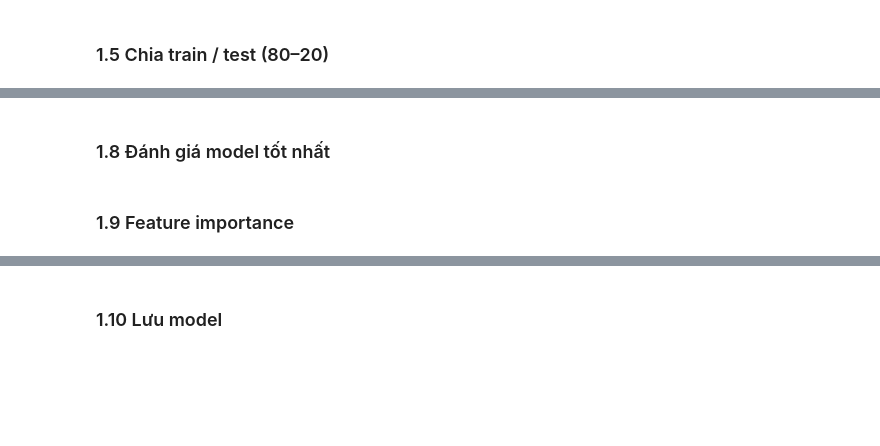
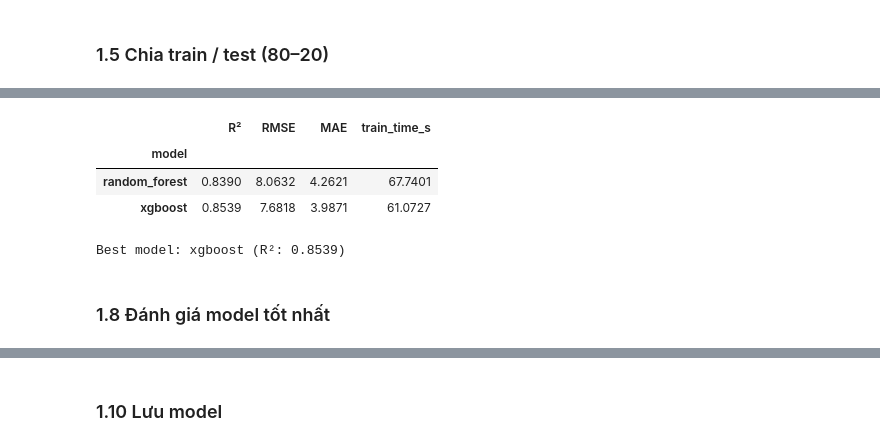
Before and after one commit to Lenhan231/Real-Estate-Valuation, a Jupyter notebook: models/train.ipynb, the cells around one changed output, grey strips where cells are left out. Drawn from its saved outputs; the diff is of its cells as text; code cells hidden in the pictures; blank space fills up the shorter version.

```diff
--- a/models/train.ipynb
+++ b/models/train.ipynb
@@ -261,2 +369,59 @@ comparison
+# %%
+import time
+
+y_train_log = np.log1p(y_train)
+
+def tune_and_eval(name, model, params, n_iter):
+    start = time.time()
+    search = RandomizedSearchCV(
+        model, params, n_iter=n_iter, scoring='r2', cv=3,
+        random_state=42, n_jobs=-1, verbose=0
+    )
+    search.fit(X_train, y_train_log)
+    pred = np.expm1(search.best_estimator_.predict(X_test))  # back to billion VND
+    return {
+        'model': name,
+        'estimator': search.best_estimator_,
+        'pred': pred,
+        'R²': r2_score(y_test, pred),
+        'RMSE': np.sqrt(mean_squared_error(y_test, pred)),
+        'MAE': mean_absolute_error(y_test, pred),
+        'train_time_s': time.time() - start,
+        'params': search.best_params_,
+    }
+
+results = [
+    # Baseline: small budget, shallow search — just a reference point
+    tune_and_eval(
+        'random_forest',
+        RandomForestRegressor(random_state=42, n_jobs=-1),
+        {'n_estimators': randint(100, 300), 'max_depth': randint(10, 30), 'min_samples_leaf': randint(1, 6), 'max_features': ['sqrt', 0.7]},
+        5,
+    ),
+    # Main model: full tuning
+    tune_and_eval(
+        'xgboost',
+        XGBRegressor(objective='reg:squarederror', random_state=42, n_jobs=-1, verbosity=0),
+        {'n_estimators': randint(300, 900), 'learning_rate': uniform(0.02, 0.08), 'max_depth': randint(3, 9), 'subsample': uniform(0.7, 0.3), 'colsample_bytree': uniform(0.7, 0.3), 'min_child_weight': randint(1, 8), 'reg_alpha': uniform(0.0, 0.5), 'reg_lambda': uniform(0.8, 1.2)},
+        15,
+    ),
+]
+
+comparison = pd.DataFrame(
+    [{k: r[k] for k in ['model', 'R²', 'RMSE', 'MAE', 'train_time_s']} for r in results]
+).set_index('model').round(4)
+display(comparison)
+
+best = max(results, key=lambda r: r['R²'])
+best_name, best_model, y_best_pred, best_r2, best_params = (
+    best['model'], best['estimator'], best['pred'], best['R²'], best['params']
+)
+print(f"Best model: {best_name} (R²: {best_r2:.4f})")
+# %% [output]
+|  | R² | RMSE | MAE | train_time_s |
+| model |  |  |  |  |
+| random_forest | 0.8390 | 8.0632 | 4.2621 | 67.7401 |
+| xgboost | 0.8539 | 7.6818 | 3.9871 | 61.0727 |
+Best model: xgboost (R²: 0.8539)
 # %% [markdown]
 ### 1.8 Đánh giá model tốt nhất
@@ -292,3 +428 @@ plt.show()
-# %% [markdown]
-### 1.9 Feature importance
 # %%
```
Also changed, not shown: parts of 32 cells of this notebook, 34 other files.
